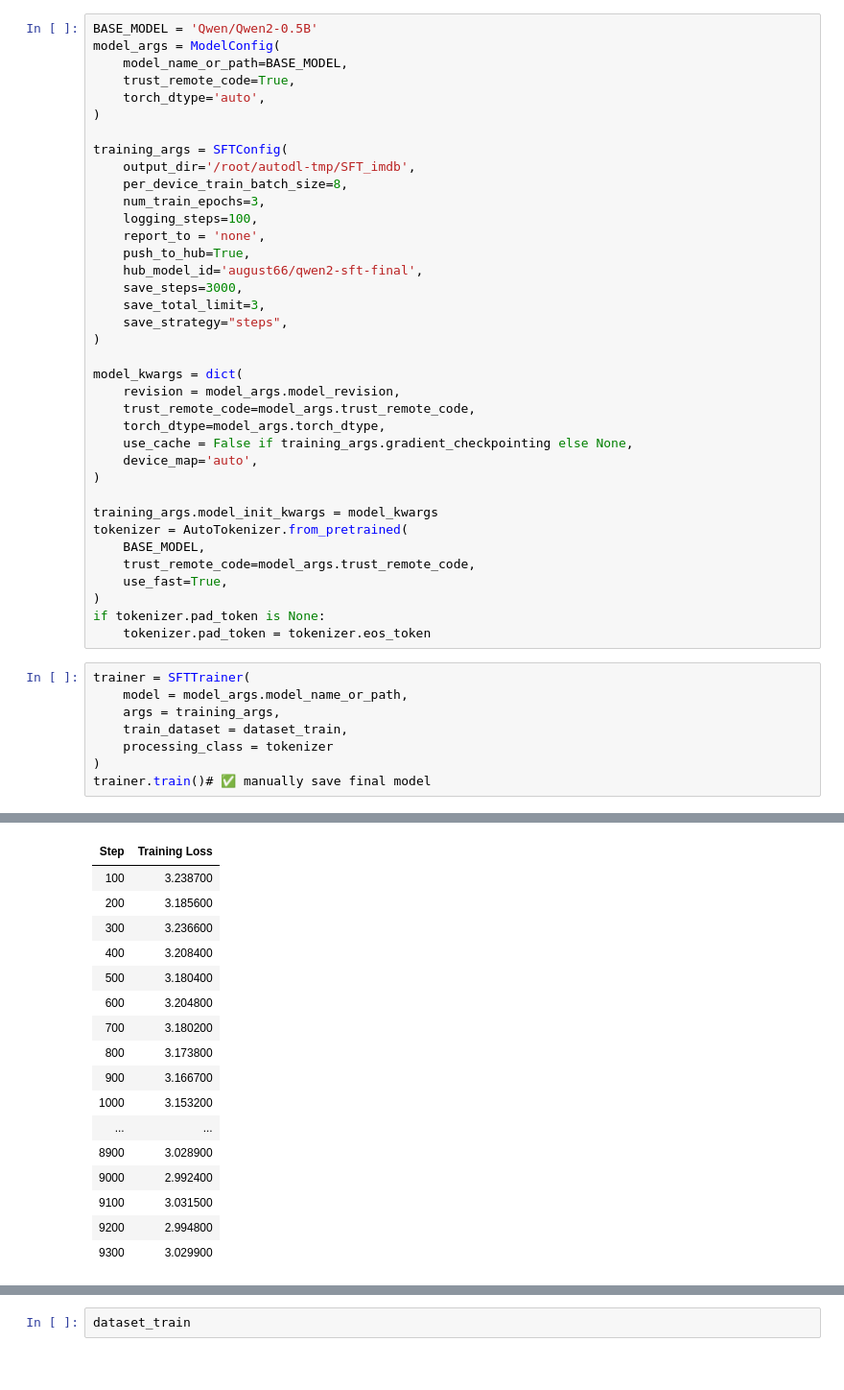
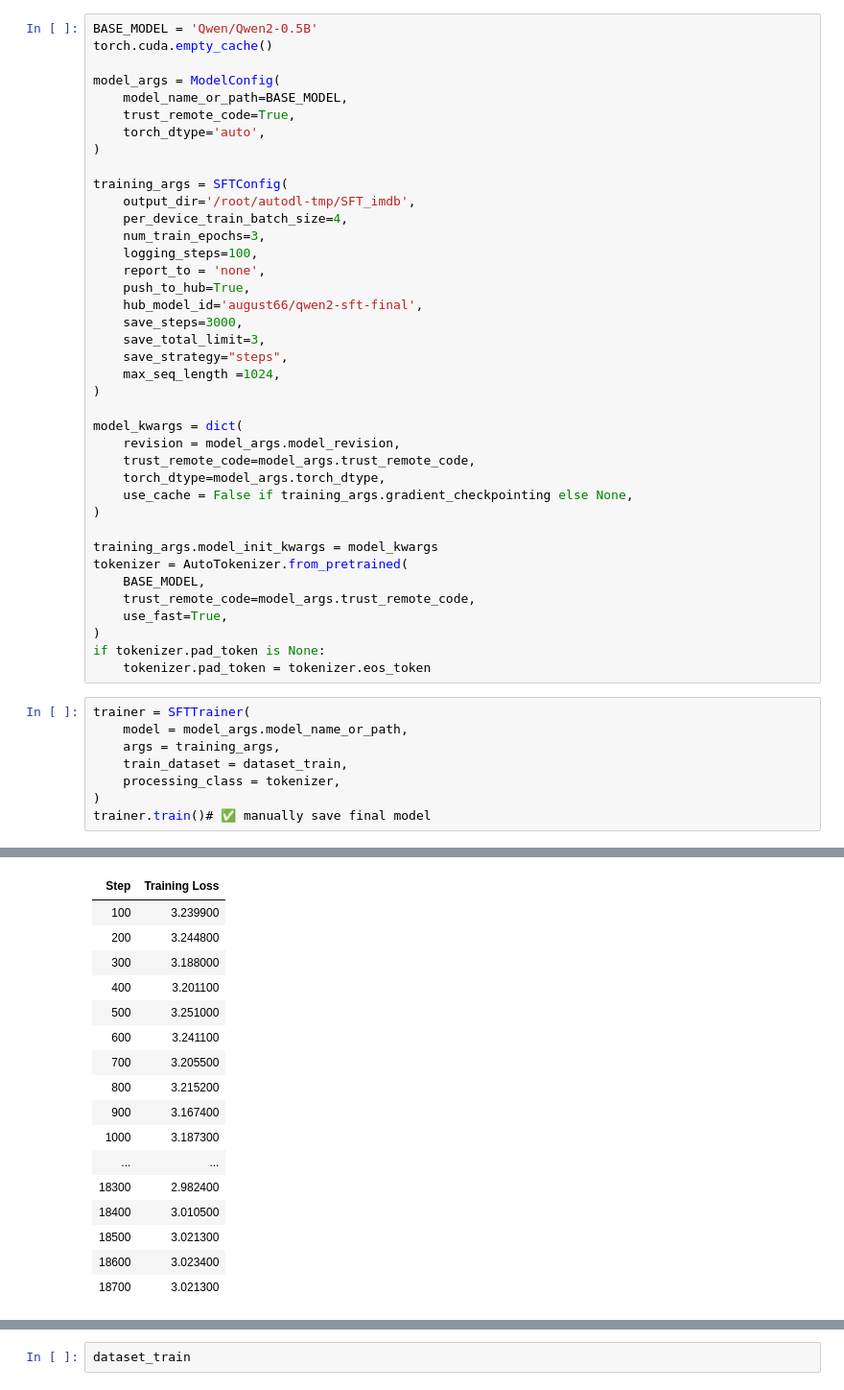
Before and after one commit to OOooAugust/RLHF, a Jupyter notebook: codes/SFT_QWEN_IMDB.ipynb, the cells around one changed output, grey strips where cells are left out. Shown: that part at 96% size. Cells and saved outputs as stored; diff of their text form.

```diff
--- a/codes/SFT_QWEN_IMDB.ipynb
+++ b/codes/SFT_QWEN_IMDB.ipynb
@@ -26,6 +27,8 @@ def prompt_completion_preprocess(example):
 dataset_train = dataset_train.remove_columns(['label'])
 # %%
 BASE_MODEL = 'Qwen/Qwen2-0.5B'
+torch.cuda.empty_cache()
+
 model_args = ModelConfig(
     model_name_or_path=BASE_MODEL,
     trust_remote_code=True,
@@ -34,7 +37,7 @@ model_args = ModelConfig(
 
 training_args = SFTConfig(
     output_dir='/root/autodl-tmp/SFT_imdb',
-    per_device_train_batch_size=8,
+    per_device_train_batch_size=4,
     num_train_epochs=3,
     logging_steps=100,
     report_to = 'none',
@@ -43,6 +46,7 @@ training_args = SFTConfig(
     save_steps=3000,
     save_total_limit=3,
     save_strategy="steps",
+    max_seq_length =1024,
 )
 
 model_kwargs = dict(
@@ -50,7 +54,6 @@ model_kwargs = dict(
     trust_remote_code=model_args.trust_remote_code,
     torch_dtype=model_args.torch_dtype,
     use_cache = False if training_args.gradient_checkpointing else None,
-    device_map='auto',
 )
 
 training_args.model_init_kwargs = model_kwargs
@@ -66,7 +69,7 @@ trainer = SFTTrainer(
     model = model_args.model_name_or_path,
     args = training_args,
     train_dataset = dataset_train,
-    processing_class = tokenizer
+    processing_class = tokenizer,
 )
 trainer.train()# ✅ manually save final model
 # %% [output]
@@ -74,17 +77,17 @@ trainer.train()# ✅ manually save final model
 | Step | Training Loss |
-| 100 | 3.238700 |
-| 200 | 3.185600 |
-| 300 | 3.236600 |
-| 400 | 3.208400 |
-| 500 | 3.180400 |
-| 600 | 3.204800 |
-| 700 | 3.180200 |
-| 800 | 3.173800 |
-| 900 | 3.166700 |
-| 1000 | 3.153200 |
+| 100 | 3.239900 |
+| 200 | 3.244800 |
+| 300 | 3.188000 |
+| 400 | 3.201100 |
+| 500 | 3.251000 |
+| 600 | 3.241100 |
+| 700 | 3.205500 |
+| 800 | 3.215200 |
+| 900 | 3.167400 |
+| 1000 | 3.187300 |
 | ... | ... |
-| 8900 | 3.028900 |
-| 9000 | 2.992400 |
-| 9100 | 3.031500 |
-| 9200 | 2.994800 |
-| 9300 | 3.029900 |
+| 18300 | 2.982400 |
+| 18400 | 3.010500 |
+| 18500 | 3.021300 |
+| 18600 | 3.023400 |
+| 18700 | 3.021300 |
```
Also changed, not shown: parts of 2 cells of this notebook, 1 other file.
